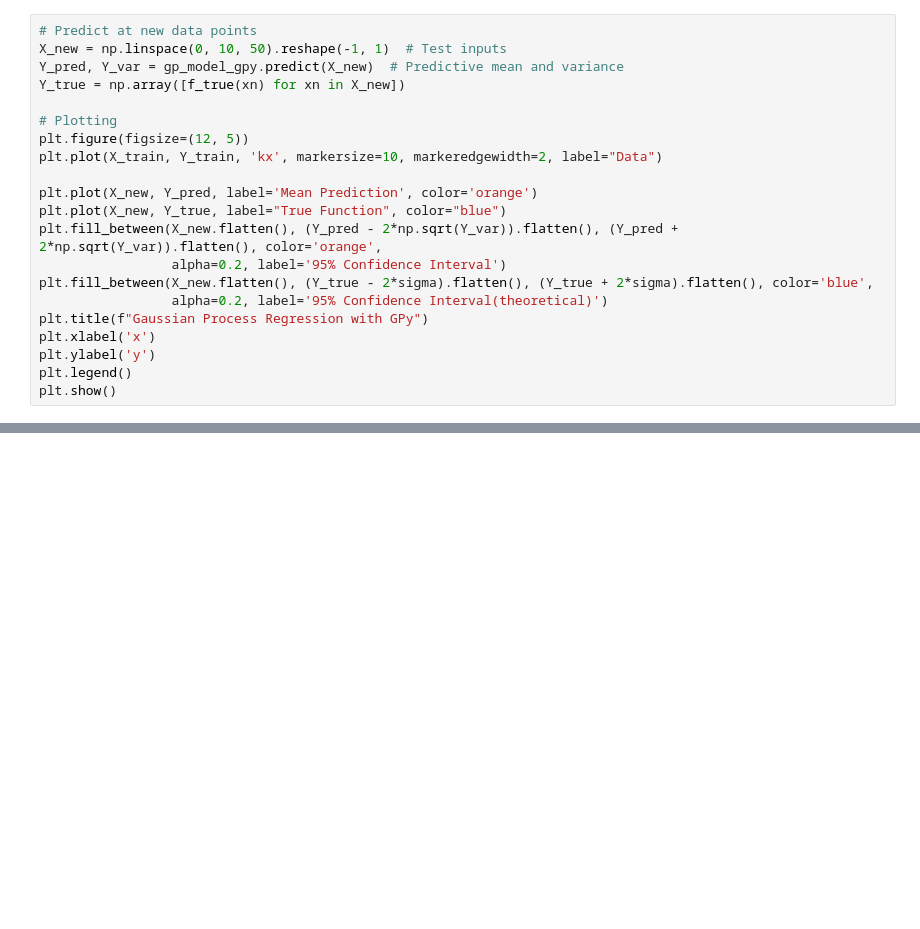
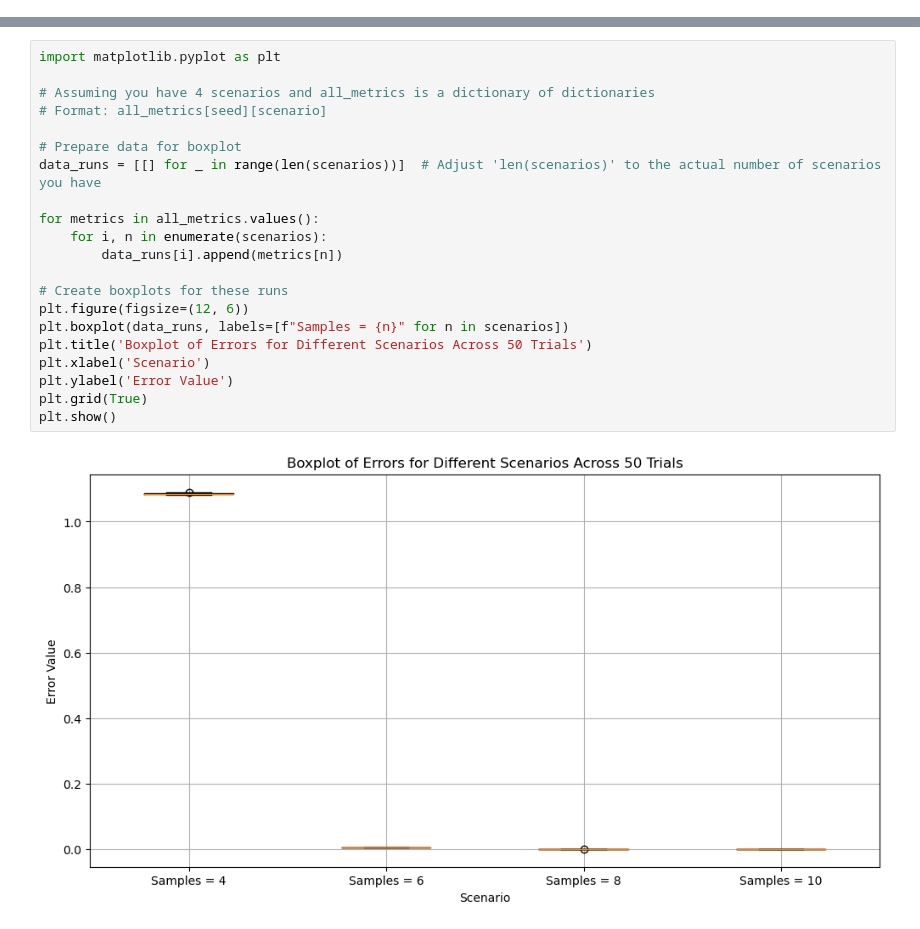
Before and after one commit to ZhifeiYL/UQ-Notebook, a Jupyter notebook: surrogate/GPR/case_studies/gpr_c1b.ipynb, the cells around one changed output, grey strips where cells are left out. Cells and saved outputs as stored; diff of their text form; blank space fills up the shorter version.

```diff
--- a/surrogate/GPR/case_studies/gpr_c1b.ipynb
+++ b/surrogate/GPR/case_studies/gpr_c1b.ipynb
@@ -68,21 +121,0 @@ gp_model_gpy.predict(np.array([5]).reshape(-1,1))
-# %%
-# Predict at new data points
-X_new = np.linspace(0, 10, 50).reshape(-1, 1)  # Test inputs
-Y_pred, Y_var = gp_model_gpy.predict(X_new)  # Predictive mean and variance
-Y_true = np.array([f_true(xn) for xn in X_new])
-
-# Plotting
-plt.figure(figsize=(12, 5))
-plt.plot(X_train, Y_train, 'kx', markersize=10, markeredgewidth=2, label="Data")
-
-plt.plot(X_new, Y_pred, label='Mean Prediction', color='orange')
-plt.plot(X_new, Y_true, label="True Function", color="blue")
-plt.fill_between(X_new.flatten(), (Y_pred - 2*np.sqrt(Y_var)).flatten(), (Y_pred + 2*np.sqrt(Y_var)).flatten(), color='orange',
-                 alpha=0.2, label='95% Confidence Interval')
-plt.fill_between(X_new.flatten(), (Y_true - 2*sigma).flatten(), (Y_true + 2*sigma).flatten(), color='blue',
-                 alpha=0.2, label='95% Confidence Interval(theoretical)')
-plt.title(f"Gaussian Process Regression with GPy")
-plt.xlabel('x')
-plt.ylabel('y')
-plt.legend()
-plt.show()
@@ -170,0 +207,23 @@ print(w), print(y_pred1), print(f_true(xt1))
+# %%
+import matplotlib.pyplot as plt
+
+# Assuming you have 4 scenarios and all_metrics is a dictionary of dictionaries
+# Format: all_metrics[seed][scenario]
+
+# Prepare data for boxplot
+data_runs = [[] for _ in range(len(scenarios))]  # Adjust 'len(scenarios)' to the actual number of scenarios you have
+
+for metrics in all_metrics.values():
+    for i, n in enumerate(scenarios):
+        data_runs[i].append(metrics[n])
+
+# Create boxplots for these runs
+plt.figure(figsize=(12, 6))
+plt.boxplot(data_runs, labels=[f"Samples = {n}" for n in scenarios])
+plt.title('Boxplot of Errors for Different Scenarios Across 50 Trials')
+plt.xlabel('Scenario')
+plt.ylabel('Error Value')
+plt.grid(True)
+plt.show()
+# %% [output]
+[figure, added]
```
Also changed, not shown: parts of 14 cells of this notebook, 2 other files.
